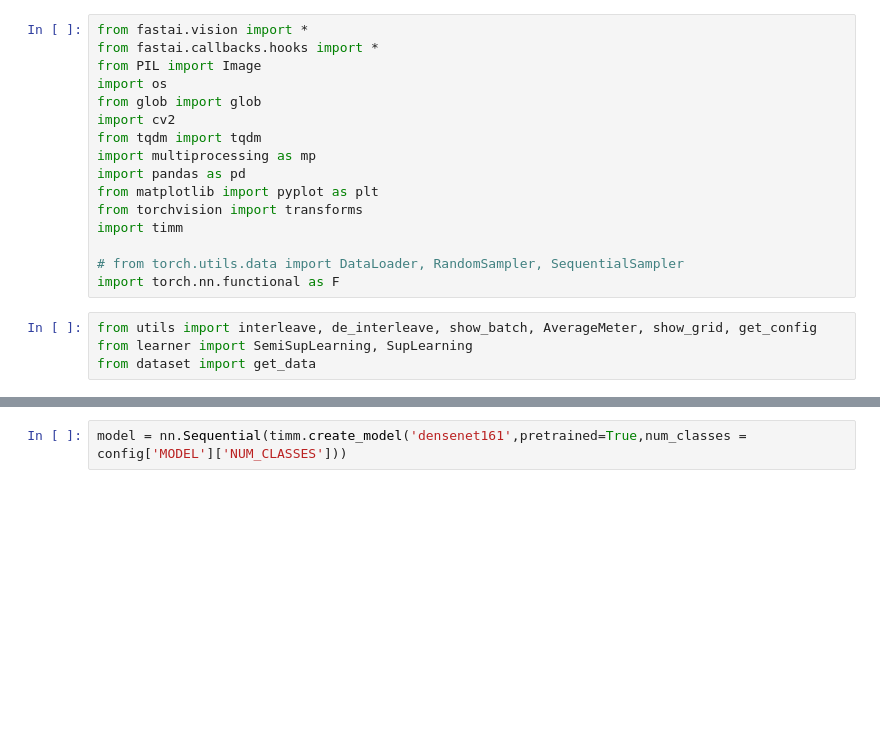
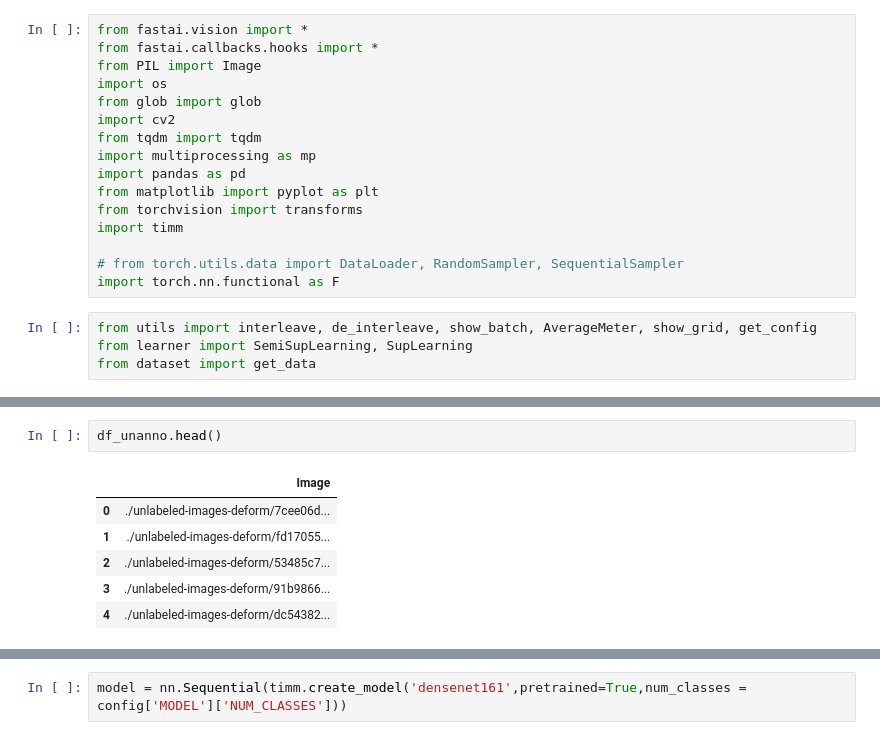
Before and after one commit to taindp98/Endoscopy-Image-Classification, a Jupyter notebook: code/Train_v2.ipynb, the cells around one changed output, grey strips where cells are left out. Drawn from its saved outputs; the diff is of its cells as text; blank space fills up the shorter version.

```diff
--- a/code/Train_v2.ipynb
+++ b/code/Train_v2.ipynb
@@ -37,4 +38,13 @@ df_anno.head()
 | 2 | upper-gi-tract | pathological-findings | barretts-short-segment | upper-gi-tract/pathological-findi... | 1 | False | 5 |
 | 3 | lower-gi-tract | quality-of-mucosal-views | bbps-0-1 | lower-gi-tract/quality-of-mucosal... | 0 | False | 0 |
 | 4 | upper-gi-tract | anatomical-landmarks | z-line | upper-gi-tract/anatomical-landmar... | 0 | False | 0 |
+# %%
+df_unanno.head()
+# %% [output]
+|  | Image |
+| 0 | ./unlabeled-images-deform/7cee06d... |
+| 1 | ./unlabeled-images-deform/fd17055... |
+| 2 | ./unlabeled-images-deform/53485c7... |
+| 3 | ./unlabeled-images-deform/91b9866... |
+| 4 | ./unlabeled-images-deform/dc54382... |
 # %%
```
Also changed, not shown: parts of 6 cells of this notebook, 2 other files.
